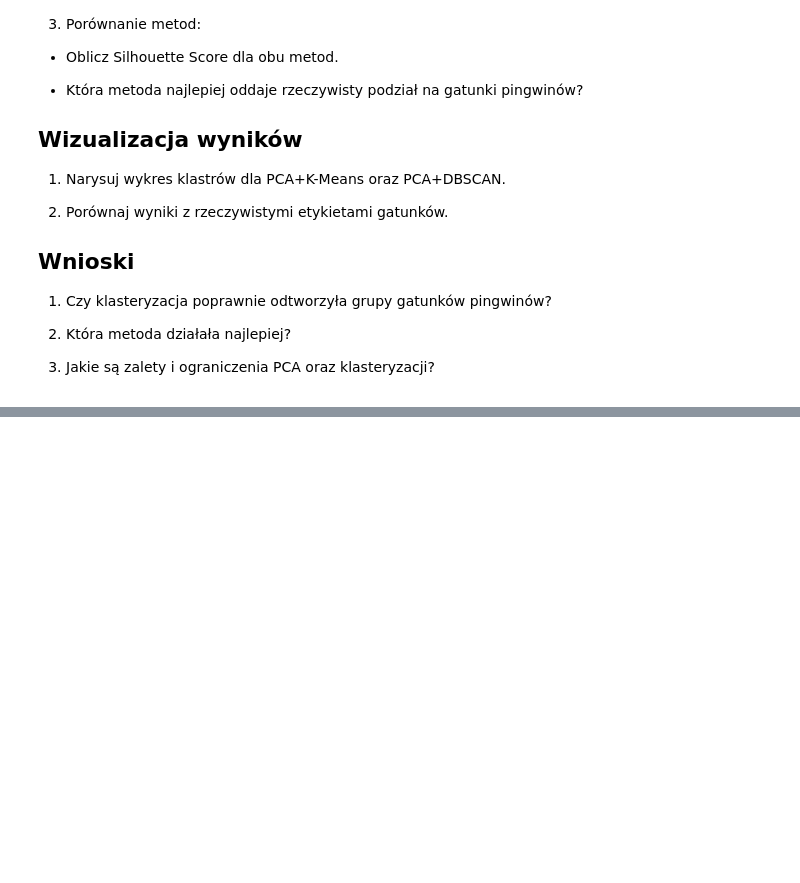
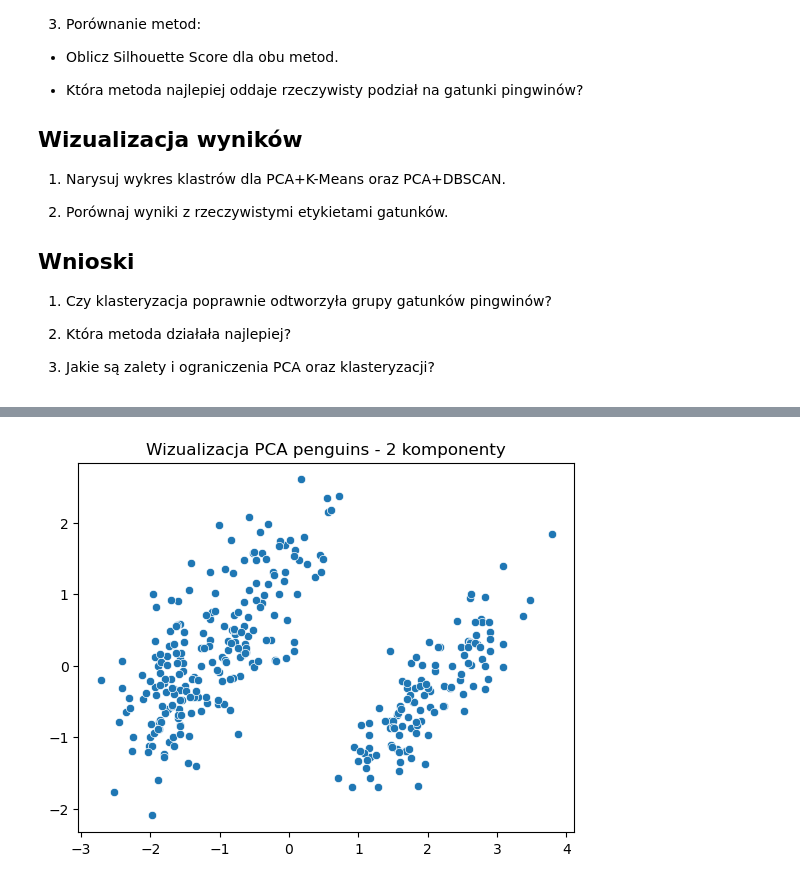
Before and after one commit to annlyd1986/labaJDA, a Jupyter notebook: codes/Laba27_homework.ipynb, the cells around one changed output, grey strips where cells are left out. Saved outputs shown, nothing was run; the diff lists cells and outputs as text; code cells hidden in the pictures; blank space fills up the shorter version.

```diff
--- a/codes/Laba27_homework.ipynb
+++ b/codes/Laba27_homework.ipynb
@@ -63,0 +111,22 @@ penguins.head()
+# %%
+#Redukcja wymiarowości (PCA)
+
+# Usunięcie kolumn kategorycznych
+Kolumny_numeryczne = penguins.drop(columns=['species', 'island', 'sex'])
+
+# Przeskalowanie danych
+from sklearn.preprocessing import StandardScaler
+from sklearn.decomposition import PCA
+
+scaler = StandardScaler()
+df_scaled = scaler.fit_transform(Kolumny_numeryczne)
+
+pca = PCA(n_components=2)
+pca_result = pca.fit_transform(df_scaled)
+
+
+sns.scatterplot(x = pca_result[:, 0], y = pca_result[:, 1])
+plt.title("Wizualizacja PCA penguins - 2 komponenty")
+plt.show()
+# %% [output]
+[figure, added]
```
Also changed, not shown: parts of 7 cells of this notebook.
